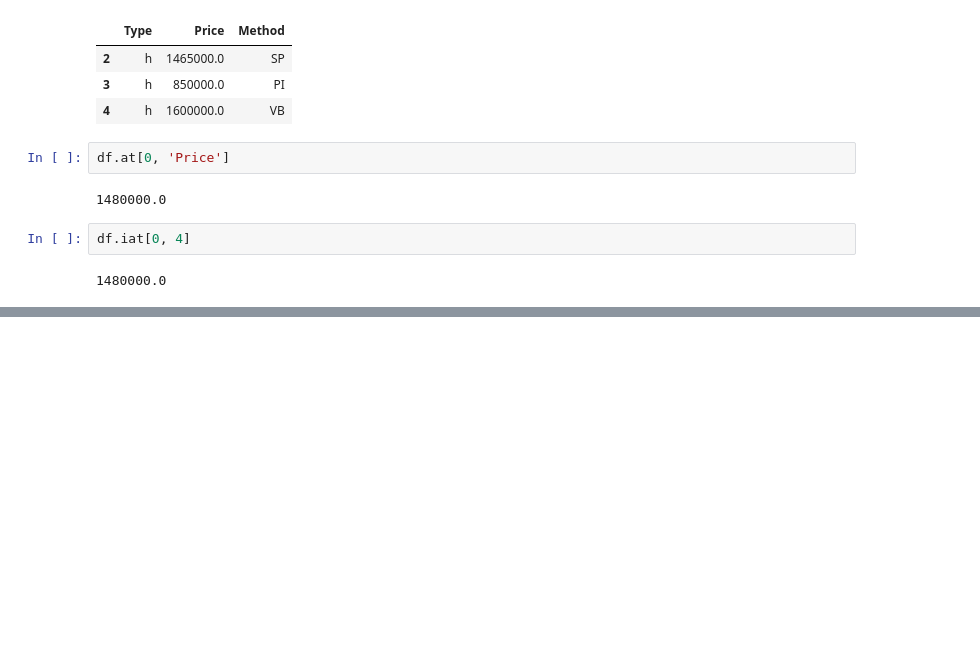
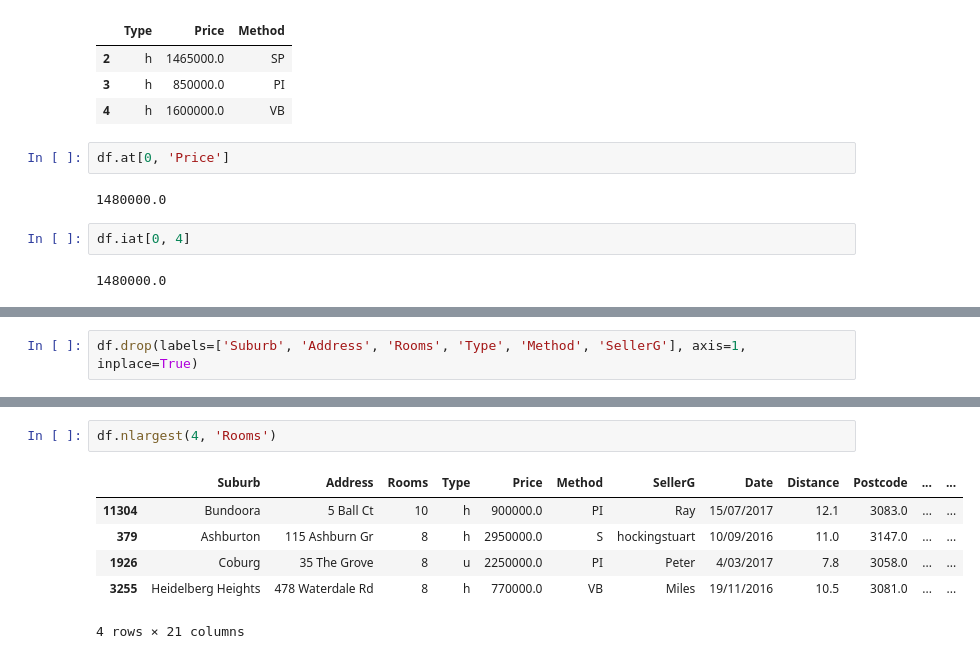
Before and after one commit to bisalgt/playground, a Jupyter notebook: learn pandas.ipynb, the cells around one changed output, grey strips where cells are left out. Saved outputs shown, nothing was run; the diff lists cells and outputs as text; blank space fills up the shorter version.

```diff
--- a/learn pandas.ipynb
+++ b/learn pandas.ipynb
@@ -407,0 +591,2 @@ df.iat[0, 4]
+# %%
+df.drop(labels=['Suburb', 'Address', 'Rooms', 'Type', 'Method', 'SellerG'], axis=1, inplace=True)
@@ -407,0 +616,9 @@ df.iat[0, 4]
+# %%
+df.nlargest(4, 'Rooms')
+# %% [output]
+|  | Suburb | Address | Rooms | Type | Price | Method | SellerG | Date | Distance | Postcode | ... | ... |
+| 11304 | Bundoora | 5 Ball Ct | 10 | h | 900000.0 | PI | Ray | 15/07/2017 | 12.1 | 3083.0 | ... | ... |
+| 379 | Ashburton | 115 Ashburn Gr | 8 | h | 2950000.0 | S | hockingstuart | 10/09/2016 | 11.0 | 3147.0 | ... | ... |
+| 1926 | Coburg | 35 The Grove | 8 | u | 2250000.0 | PI | Peter | 4/03/2017 | 7.8 | 3058.0 | ... | ... |
+| 3255 | Heidelberg Heights | 478 Waterdale Rd | 8 | h | 770000.0 | VB | Miles | 19/11/2016 | 10.5 | 3081.0 | ... | ... |
+4 rows × 21 columns
```
Also changed, not shown: parts of 41 cells of this notebook.
